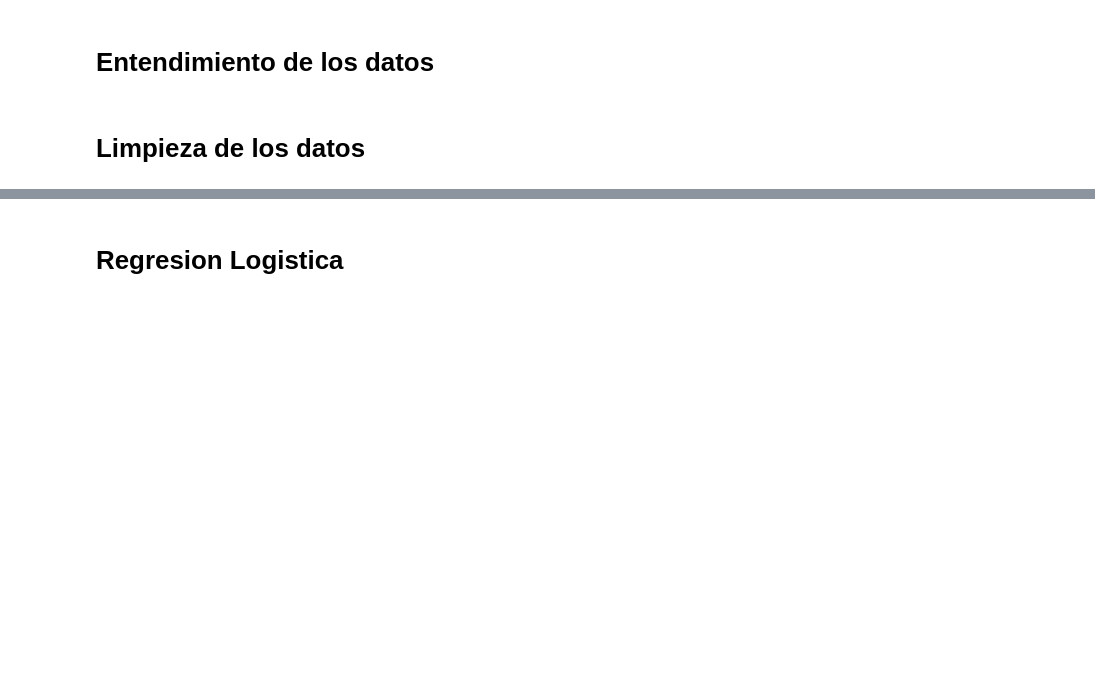
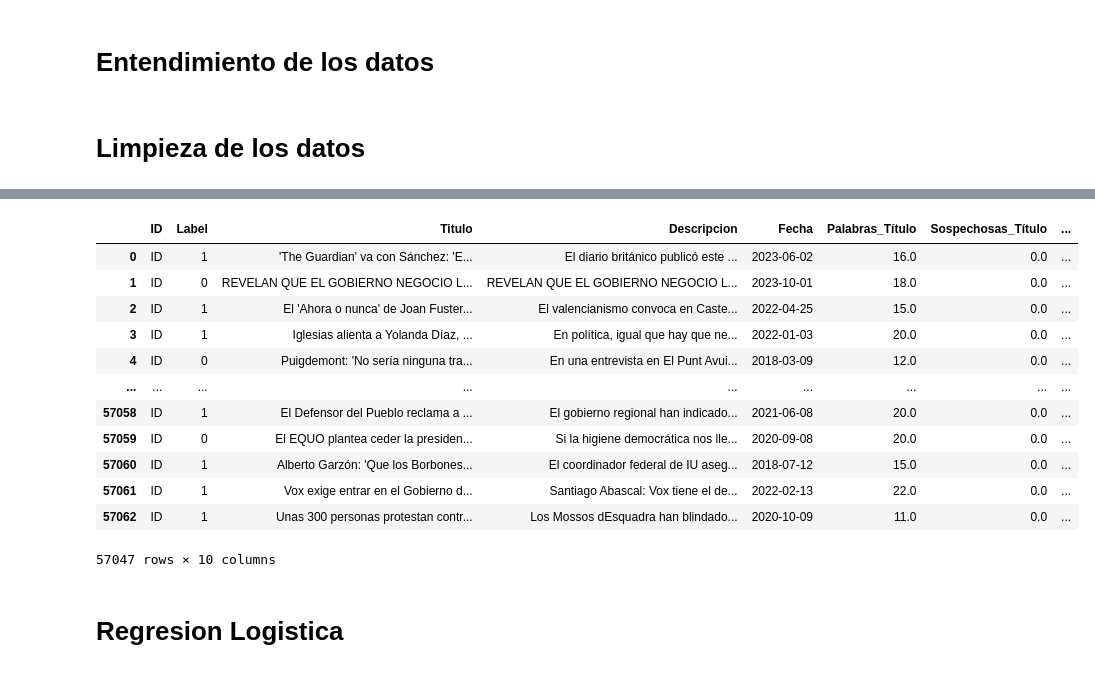
Before and after one commit to JairoFierro/Proy1, a Jupyter notebook: proyecto1.ipynb, the cells around one changed output, grey strips where cells are left out. Saved outputs shown, nothing was run; the diff lists cells and outputs as text; code cells hidden in the pictures; blank space fills up the shorter version.

Commit message:
Commit sentimiento de intencion

```diff
--- a/proyecto1.ipynb
+++ b/proyecto1.ipynb
@@ -98,3 +106,13 @@ Name: Titulo, dtype: object
+# %%
+# Convertir ID a numérico
+# data['ID'] = pd.to_numeric(data['ID'])
+
+# Convertir columnas de texto a string
+df['Titulo'] = df['Titulo'].astype('string')
+df['Descripcion'] = df['Descripcion'].astype('string')
+
+# Convertir Fecha a datetime
+df['Fecha'] = pd.to_datetime(df['Fecha'], format='%d/%m/%Y')
 # %% [markdown]
 # Entendimiento de los datos
 # %% [markdown]
@@ -101,0 +149,30 @@ Name: Titulo, dtype: object
+# %%
+df = df.dropna()
+#Elimine los datos que no tienen titulo REVISAR
+# %%
+palabras_sospechosas = ['secreto', 'impactante', 'milagrosa', 'urgente']
+# Palabras que nos pueden llegar a dirgir que un texto es falso
+# %%
+def extraer_caracteristicas_texto(texto, tipo='titulo'):
+    tokens = word_tokenize(texto.lower())
+    num_palabras = len(tokens)
+    num_sospechosas = sum(1 for palabra in tokens if palabra in palabras_sospechosas)
+    # Simulamos un puntaje de sentimiento (0 a 1, más alto = más emocional)
+    sentimiento = 0.8 if num_sospechosas > 0 else 0.3  # Ejemplo simple
+    if tipo == 'titulo':
+        return num_palabras, num_sospechosas, sentimiento
+    return num_sospechosas, sentimiento
+
+
+# Crear columnas con las características
+df[['Palabras_Título', 'Sospechosas_Título', 'Sentimiento_Título']] = df['Titulo'].apply(
+    lambda x: pd.Series(extraer_caracteristicas_texto(x, 'titulo'))
+)
+df[['Sospechosas_Descripción', 'Sentimiento_Descripción']] = df['Descripcion'].apply(
+    lambda x: pd.Series(extraer_caracteristicas_texto(x, 'descripcion'))
+)
+
+# Seleccionar las características para el modelo
+X = df[['Palabras_Título', 'Sospechosas_Título', 'Sentimiento_Título',
+        'Sospechosas_Descripción', 'Sentimiento_Descripción','Fecha']]
+y = df['Label']
@@ -102,3 +197,19 @@ Name: Titulo, dtype: object
+# %%
+df
+# %% [output]
+|  | ID | Label | Titulo | Descripcion | Fecha | Palabras_Título | Sospechosas_Título | ... |
+| 0 | ID | 1 | 'The Guardian' va con Sánchez: 'E... | El diario británico publicó este ... | 2023-06-02 | 16.0 | 0.0 | ... |
+| 1 | ID | 0 | REVELAN QUE EL GOBIERNO NEGOCIO L... | REVELAN QUE EL GOBIERNO NEGOCIO L... | 2023-10-01 | 18.0 | 0.0 | ... |
+| 2 | ID | 1 | El 'Ahora o nunca' de Joan Fuster... | El valencianismo convoca en Caste... | 2022-04-25 | 15.0 | 0.0 | ... |
+| 3 | ID | 1 | Iglesias alienta a Yolanda Díaz, ... | En política, igual que hay que ne... | 2022-01-03 | 20.0 | 0.0 | ... |
+| 4 | ID | 0 | Puigdemont: 'No sería ninguna tra... | En una entrevista en El Punt Avui... | 2018-03-09 | 12.0 | 0.0 | ... |
+| ... | ... | ... | ... | ... | ... | ... | ... | ... |
+| 57058 | ID | 1 | El Defensor del Pueblo reclama a ... | El gobierno regional han indicado... | 2021-06-08 | 20.0 | 0.0 | ... |
+| 57059 | ID | 0 | El EQUO plantea ceder la presiden... | Si la higiene democrática nos lle... | 2020-09-08 | 20.0 | 0.0 | ... |
+| 57060 | ID | 1 | Alberto Garzón: 'Que los Borbones... | El coordinador federal de IU aseg... | 2018-07-12 | 15.0 | 0.0 | ... |
+| 57061 | ID | 1 | Vox exige entrar en el Gobierno d... | Santiago Abascal: Vox tiene el de... | 2022-02-13 | 22.0 | 0.0 | ... |
+| 57062 | ID | 1 | Unas 300 personas protestan contr... | Los Mossos dEsquadra han blindado... | 2020-10-09 | 11.0 | 0.0 | ... |
+57047 rows × 10 columns
 # %% [markdown]
 # Regresion Logistica
 # %% [markdown]
```
Also changed, not shown: parts of 12 cells of this notebook.
